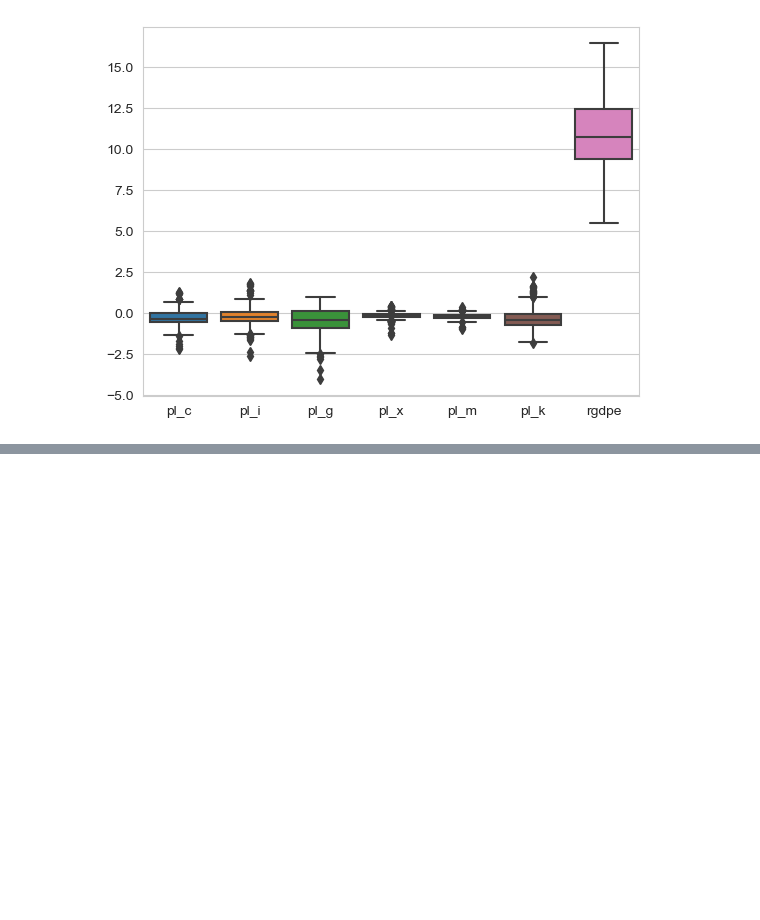
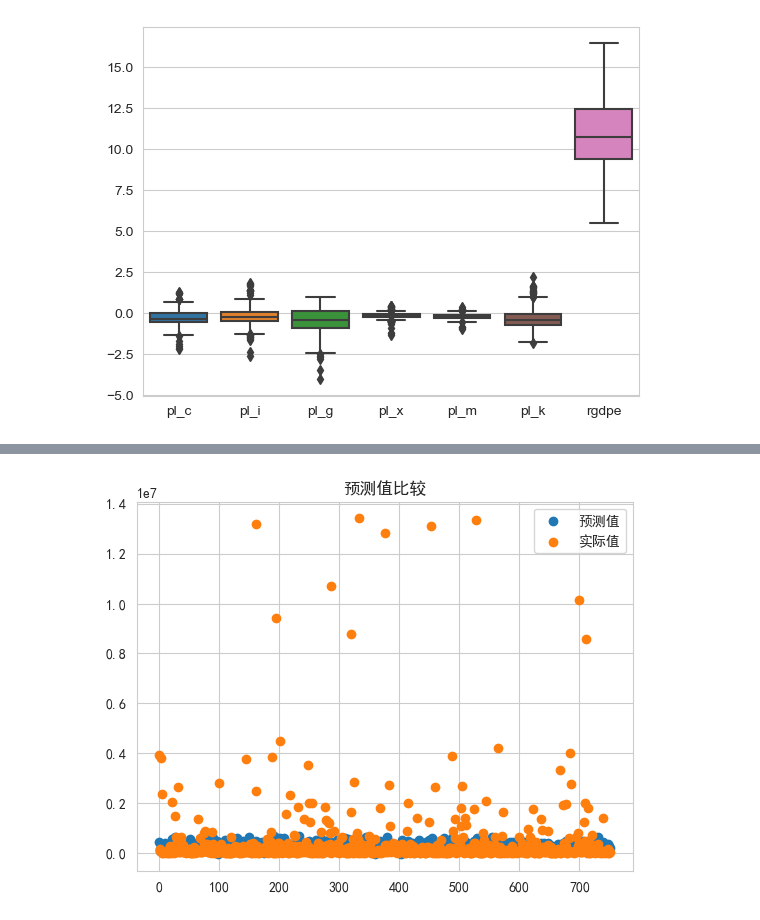
Before and after one commit to seriserendipia/Course-Project-Introduction-to-Machine-Learning, a Jupyter notebook: 机器学习实践/回归/多元线性回归/Ex3 价格水平对GDP的影响 多元回归分析.ipynb, the cells around one changed output, grey strips where cells are left out. Saved outputs shown, nothing was run; the diff lists cells and outputs as text; code cells hidden in the pictures; blank space fills up the shorter version.

```diff
--- a/机器学习实践/回归/多元线性回归/Ex3 价格水平对GDP的影响 多元回归分析.ipynb
+++ b/机器学习实践/回归/多元线性回归/Ex3 价格水平对GDP的影响 多元回归分析.ipynb
@@ -12,6 +12,9 @@ sys.path.append(currentPath)
 import pandas as pd
 import seaborn as sns
 import numpy as np
+import matplotlib.pyplot as plt
+plt.rcParams["font.sans-serif"] = ["SimHei"]  # 解决中文乱码问题
+plt.rcParams["axes.unicode_minus"] = False  # 使负号正常显示
 # %%
 # 导入数据
 datadir = r"D:\PythonEx\machinelearningIntro\data\Penn World Table.xlsx"
@@ -106,7 +109,8 @@ import matplotlib.pyplot as plt
 from sklearn.model_selection import train_test_split
 X_train,X_test,y_train,y_test = train_test_split(x_data,y_data,test_size = 0.9,random_state=123456)
 # %%
-loss_his, params, grads = linear_train(X_train,y_train,0.01,100)
+loss_his, params, grads = linear_train(X_train,y_train,0.01,1000)
 print(params['w'])
+print(params['b'])
 print(min(loss_his))
 # %% [output]
@@ -121,2 +134,13 @@ plt.show()
+# %%
+y_pred = predict(X_test, params)
+# %%
+plt.figure()
+plt.title('预测值比较')
+plt.scatter(x = np.arange(len(y_pred)),y = y_pred,label = '预测值')
+plt.scatter(x = np.arange(len(y_pred)),y = y_test,label = '实际值')
+plt.legend()
+plt.show()
+# %% [output]
+[figure, added]
 # %%
 sns.histplot(X_train).set(xscale = 'log')
```
Also changed, not shown: parts of 4 cells of this notebook, 5 other files.
